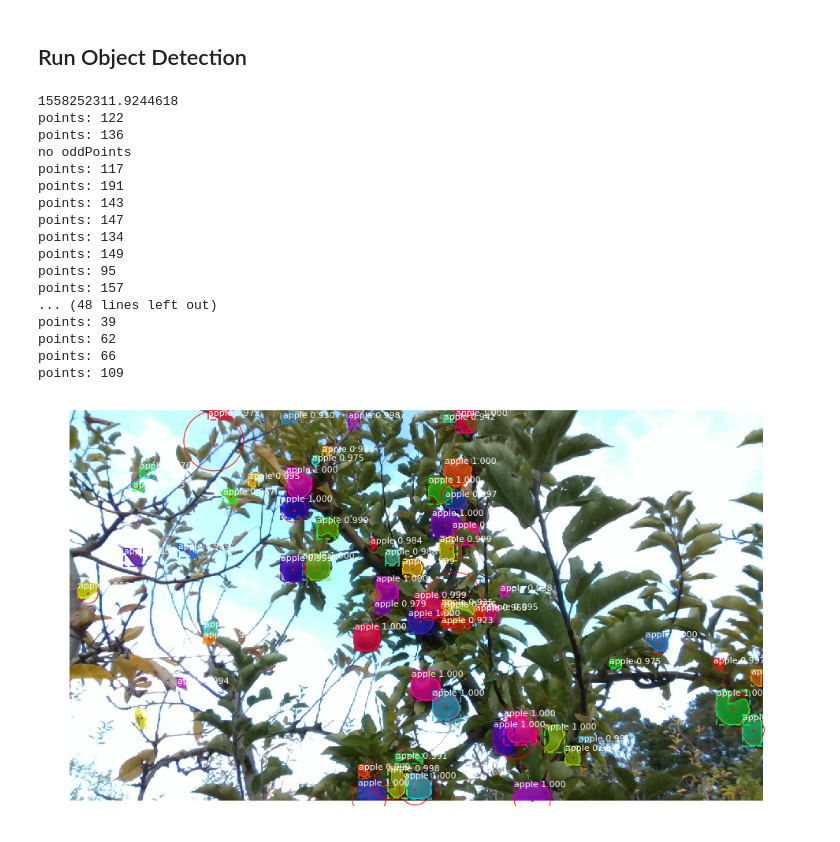
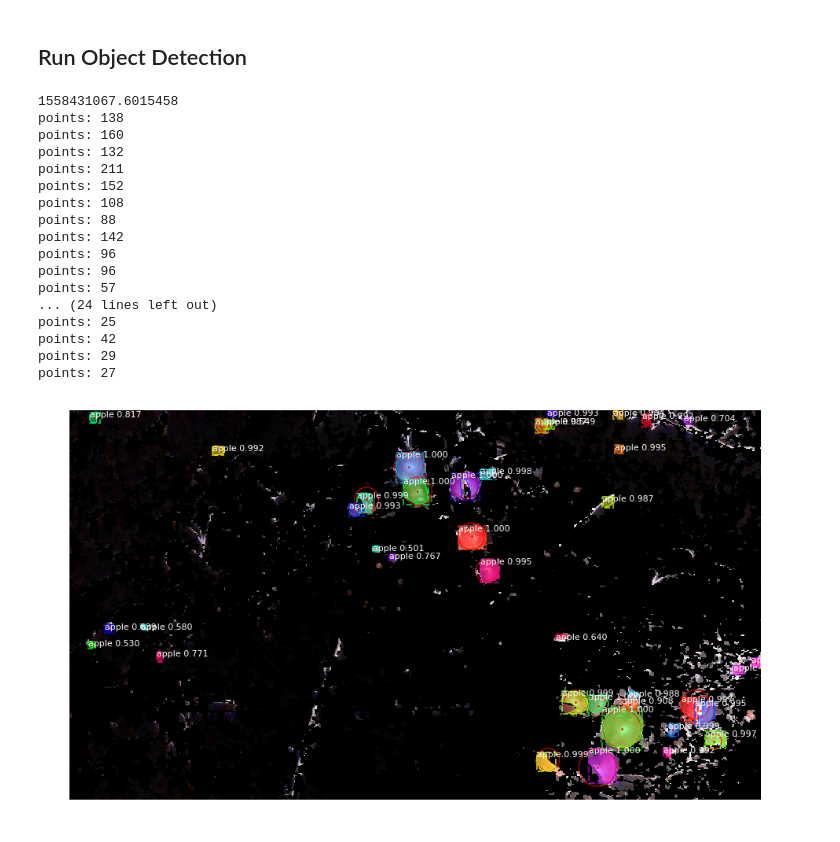
Before and after one commit to foreverben1986/Mask_RCNN, a Jupyter notebook: samples/demo.ipynb, the cells around one changed output. Drawn from its saved outputs; the diff is of its cells as text; code cells hidden in the pictures.

```diff
--- a/samples/demo.ipynb
+++ b/samples/demo.ipynb
@@ -40,7 +40,7 @@ if not os.path.exists(COCO_MODEL_PATH):
 
 # Directory of images to run detection on
 # IMAGE_DIR = os.path.join(ROOT_DIR, "logs")
-IMAGE_DIR = os.path.join(ROOT_DIR, "logs_test_img")
+IMAGE_DIR = os.path.join(ROOT_DIR, "logs")
 # IMAGE_DIR = os.path.join(ROOT_DIR, "images/AusTestPic")
 
 
@@ -61,7 +61,7 @@ class InferenceConfig(apple.AppleConfig):
     # one image at a time. Batch size = GPU_COUNT * IMAGES_PER_GPU
     GPU_COUNT = 1
     IMAGES_PER_GPU = 1
-    DETECTION_MIN_CONFIDENCE = 0.90
+    DETECTION_MIN_CONFIDENCE = 0.50
 
 config = InferenceConfig()
 config.display()
@@ -127,37 +127,37 @@ class_names = ['BG', 'apple']
 # %%
 # Load a random image from the images folder
 #file_names = next(os.walk(IMAGE_DIR))[2]
 #image = skimage.io.imread(os.path.join(IMAGE_DIR, random.choice(file_names)))
 
-image = skimage.io.imread(os.path.join(IMAGE_DIR, "color_20190518T071146-Copy1.png"))
+image = skimage.io.imread(os.path.join(IMAGE_DIR, "color_20190521T092248.png"))
 # Run detection
 logging.debug('start detect')
 results = model.detect([image], verbose=0)
 logging.debug('end detect')
 
 # Visualize results
 r = results[0]
 visualize.display_instances(image, r['rois'], r['masks'], r['class_ids'],
                             class_names, r['scores'])
 # %% [output]
-1558252311.9244618
-points: 122
-points: 136
-no oddPoints
-points: 117
-points: 191
-points: 143
-points: 147
-points: 134
-points: 149
-points: 95
-points: 157
-... (48 lines left out)
-points: 39
-points: 62
-points: 66
-points: 109
+1558431067.6015458
+points: 138
+points: 160
+points: 132
+points: 211
+points: 152
+points: 108
+points: 88
+points: 142
+points: 96
+points: 96
+points: 57
+... (24 lines left out)
+points: 25
+points: 42
+points: 29
+points: 27
-[figure, old version]
+[figure, new version]
 # %%
 # Load a random image from the images folder
 #file_names = next(os.walk(IMAGE_DIR))[2]
```
Also changed, not shown: parts of 3 cells of this notebook, 6 other files.
